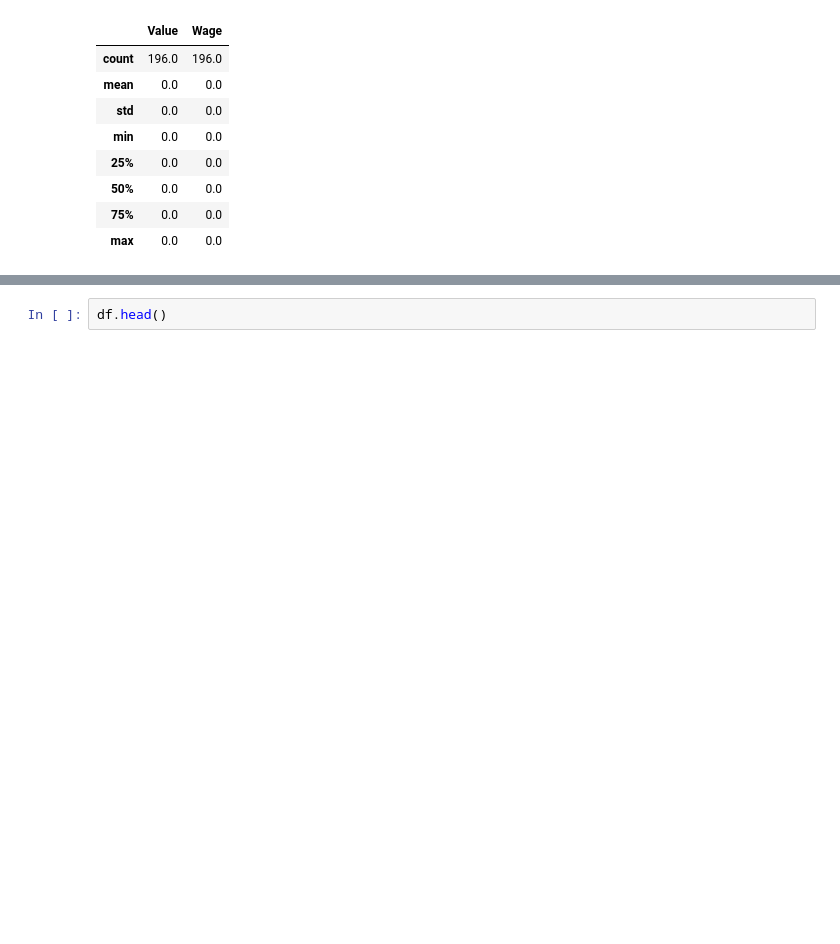
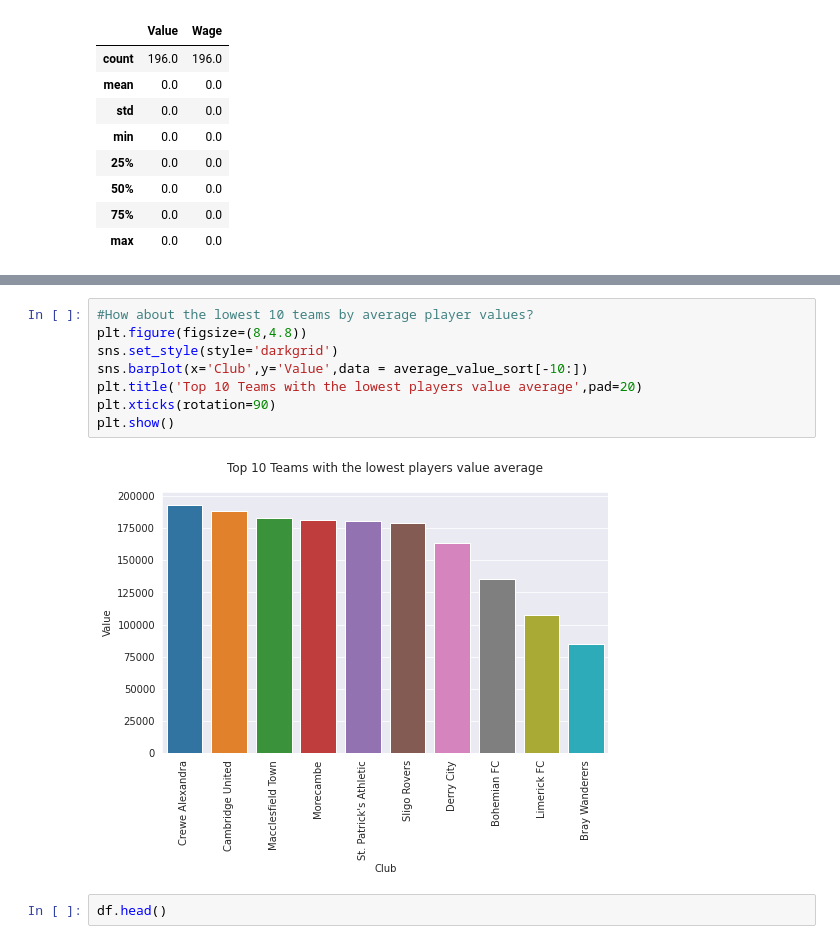
Before and after one commit to ChristoRay/ChrisPortofolioForDS, a Jupyter notebook: Fifa 19 Project/EDA_on_Outfield_DF.ipynb, the cells around one changed output, grey strips where cells are left out. Cells and saved outputs as stored; diff of their text form; blank space fills up the shorter version.

```diff
--- a/Fifa 19 Project/EDA_on_Outfield_DF.ipynb
+++ b/Fifa 19 Project/EDA_on_Outfield_DF.ipynb
@@ -94,3 +95,13 @@ plt.show()
+# %%
+#How about the lowest 10 teams by average player values?
+plt.figure(figsize=(8,4.8))
+sns.set_style(style='darkgrid')
+sns.barplot(x='Club',y='Value',data = average_value_sort[-10:])
+plt.title('Top 10 Teams with the lowest players value average',pad=20)
+plt.xticks(rotation=90)
+plt.show()
+# %% [output]
+[figure, added]
 # %%
 df.head()
 # %% [output]
```
Also changed, not shown: parts of 4 cells of this notebook.
